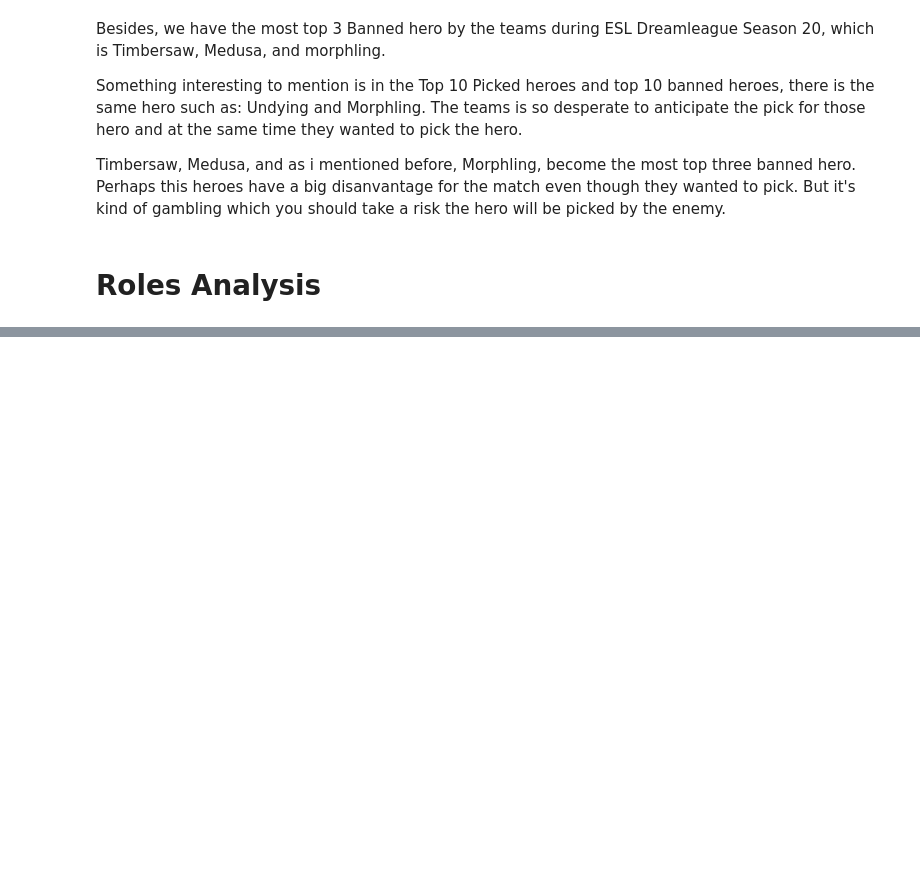
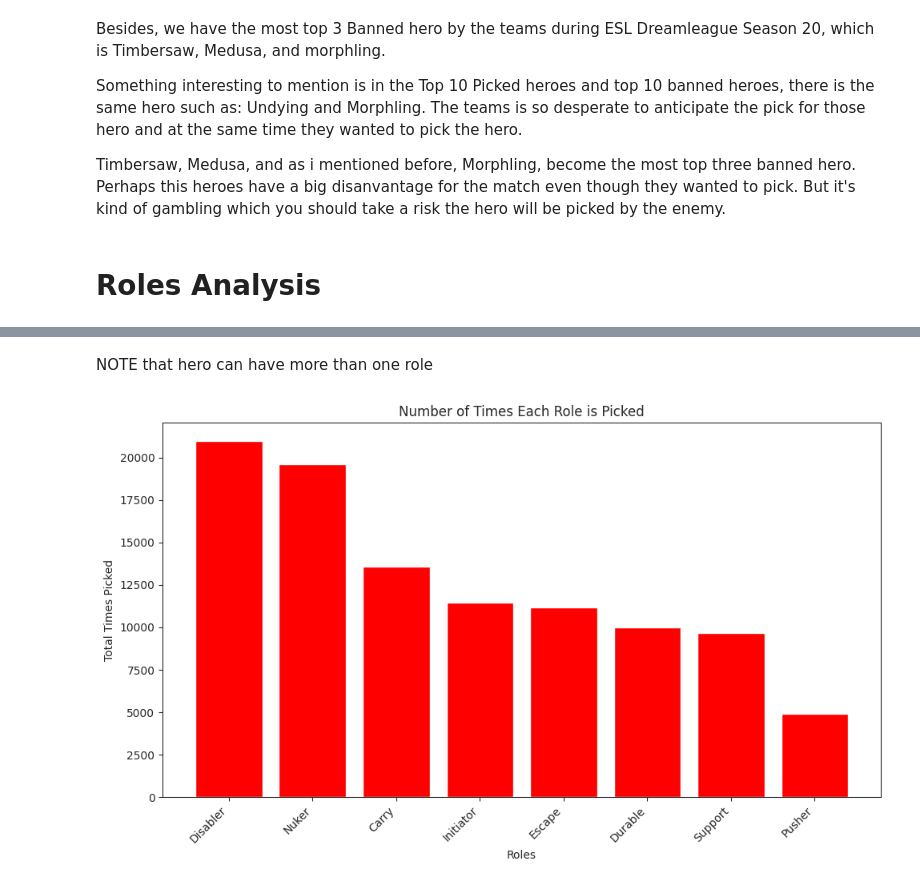
Before and after one commit to farisazizy/dota2-733e-meta-analysis, a Jupyter notebook: GG3_DA_GG3DAUP0032_MIDTERM_TEST_FILE_1.ipynb, the cells around one changed output, grey strips where cells are left out. Drawn from its saved outputs; the diff is of its cells as text; code cells hidden in the pictures; blank space fills up the shorter version.

```diff
--- a/GG3_DA_GG3DAUP0032_MIDTERM_TEST_FILE_1.ipynb
+++ b/GG3_DA_GG3DAUP0032_MIDTERM_TEST_FILE_1.ipynb
@@ -217,0 +242,21 @@ Timbersaw, Medusa, and as i mentioned before, Morphling, become the most top thr
+# %% [markdown]
+NOTE that hero can have more than one role
+# %%
+# Group the data by "Roles" and calculate the total times picked for each role
+roles_picked = roles_df.groupby('Roles')['Times Picked'].sum().reset_index()
+
+# Sort the data based on the total times picked in descending order
+roles_picked = roles_picked.sort_values(by='Times Picked', ascending=False)
+
+# Create a bar plot for the number of roles picked
+plt.figure(figsize=(10, 6))
+plt.bar(roles_picked['Roles'], roles_picked['Times Picked'], color='#FF0000')
+plt.xlabel('Roles')
+plt.ylabel('Total Times Picked')
+plt.title('Number of Times Each Role is Picked')
+plt.xticks(rotation=45, ha='right')
+
+plt.tight_layout()
+plt.show()
+# %% [output]
+[figure, added]
```
Also changed, not shown: parts of 6 cells of this notebook.
